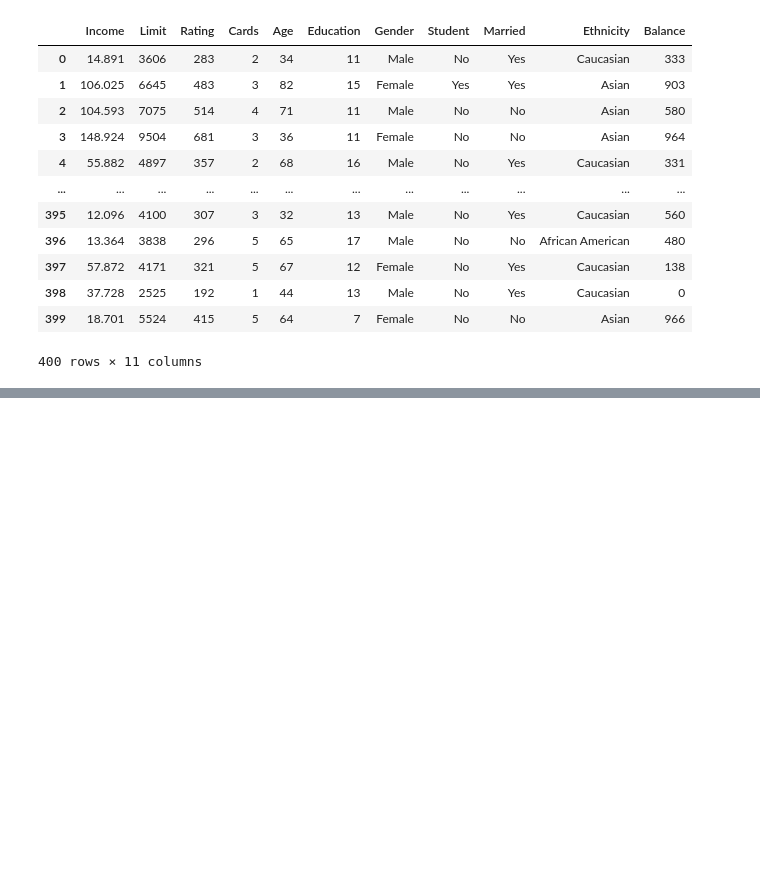
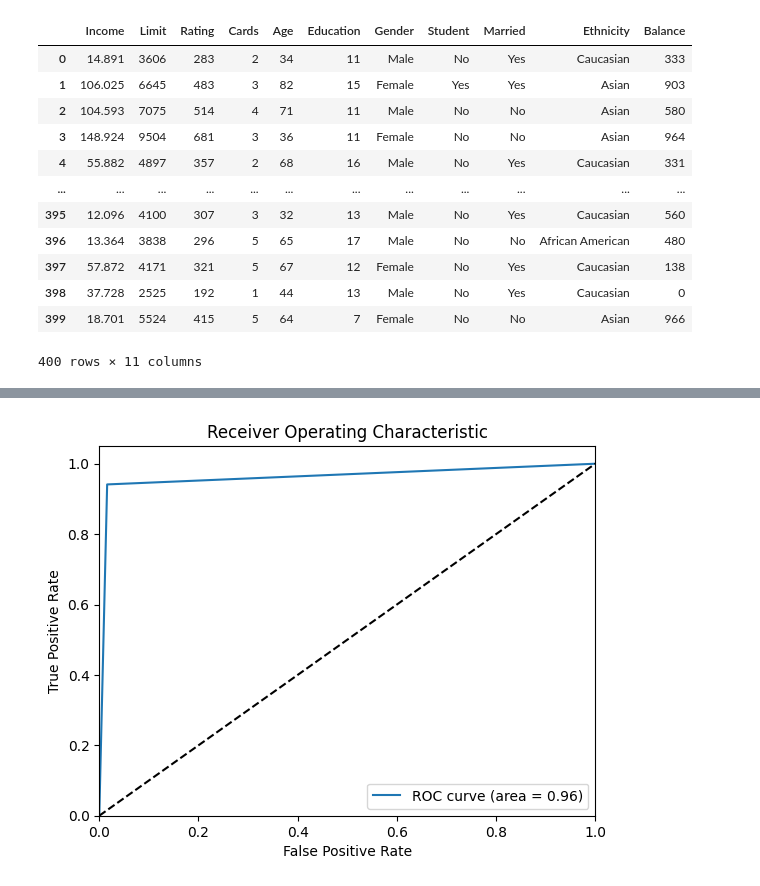
Before and after one commit to jassuwu/college8, a Jupyter notebook: 20XW87 - DATA MINING LAB/Practice3/Practice3.ipynb, the cells around one changed output, grey strips where cells are left out. Drawn from its saved outputs; the diff is of its cells as text; code cells hidden in the pictures; blank space fills up the shorter version.

```diff
--- a/20XW87 - DATA MINING LAB/Practice3/Practice3.ipynb
+++ b/20XW87 - DATA MINING LAB/Practice3/Practice3.ipynb
@@ -32,8 +41,5 @@ df.describe()
 # %%
-from sklearn.linear_model import LogisticRegression
-from sklearn.model_selection import train_test_split
-from sklearn.metrics import accuracy_score
-from sklearn.preprocessing import LabelEncoder, normalize
+
 
 df['Gender'] = LabelEncoder().fit_transform(df['Gender'])
 df['Student'] = LabelEncoder().fit_transform(df['Student'])
@@ -47,13 +53,18 @@ y = df['Income'].apply(lambda x: 1 if x > 50 else 0)
 # split the train and test dataset
 X_train, X_test, y_train, y_test = train_test_split(X, y, test_size=0.20, random_state=23)
 
+scaler = StandardScaler()
+X_train_scaled = scaler.fit_transform(X_train)
+X_test_scaled = scaler.transform(X_test)
+
+
 # LogisticRegression
-clf = LogisticRegression(random_state=0)
-clf.fit(X_train, y_train)
+clf = LogisticRegression(random_state=0, max_iter=500)
+clf.fit(X_train_scaled, y_train)
 
 # Prediction
-y_pred = clf.predict(X_test)
+y_pred = clf.predict(X_test_scaled)
 
 acc = accuracy_score(y_test, y_pred)
-print("Logistic Regression model accuracy (in %):", acc * 100)
+print("Logistic Regression model accuracy (in %) for Income > 50:", acc * 100)
 # %% [output]
@@ -67,0 +283,61 @@ Please also refer to the documentation for alternative solver options:
+# %%
+### a
+X = df.drop(['Income'], axis=1)
+y = df['Income'].apply(lambda x: 1 if x > 50 else 0)
+
+# Define the models
+models = [('Logistic Regression', LogisticRegression(random_state=0, max_iter=500)),
+          ('KNN', KNeighborsClassifier(n_neighbors=3)),
+          ('Decision Tree', DecisionTreeClassifier(max_depth=5)),
+          ('Random Forest', RandomForestClassifier(max_depth=5, random_state=0))]
+
+X_train, X_test, y_train, y_test = train_test_split(X, y, test_size=0.20, random_state=23)
+
+# Standardize the predictors
+scaler = StandardScaler()
+X_train_scaled = scaler.fit_transform(X_train)
+X_test_scaled = scaler.transform(X_test)
+
+
+for name, model in models:
+       print("The measures on 'a' with", name)
+       model.fit(X_train_scaled, y_train)
+
+       # ROC curve
+       fpr, tpr, _ = roc_curve(y_test, model.predict(X_test_scaled))
+       roc_auc = auc(fpr, tpr)
+
+       plt.figure()
+       plt.plot(fpr, tpr, label='ROC curve (area = %0.2f)' % roc_auc)
+       plt.plot([0, 1], [0, 1], 'k--')
+       plt.xlim([0.0, 1.0])
+       plt.ylim([0.0, 1.05])
+       plt.xlabel('False Positive Rate')
+       plt.ylabel('True Positive Rate')
+       plt.title('Receiver Operating Characteristic')
+       plt.legend(loc="lower right")
+       plt.show()
+
+       # Precision-Recall curve
+       precision, recall, _ = precision_recall_curve(y_test, model.predict_proba(X_test_scaled)[:, 1])
+
+       plt.figure()
+       plt.plot(recall, precision, label='Precision-Recall curve')
+       plt.xlabel('Recall')
+       plt.ylabel('Precision')
+       plt.title('Precision-Recall Curve')
+       plt.legend(loc="lower left")
+       plt.show()
+
+       # Feature importance plot
+       importances = permutation_importance(model, X_test_scaled, y_test, n_repeats=10)
+       indices = np.argsort(importances.importances_mean)[::-1]
+
+       plt.figure()
+       plt.title("Feature importances")
+       plt.bar(range(X.shape[1]), importances.importances_mean[indices],
+              color="r", yerr=importances.importances_std[indices], align="center")
+       plt.xticks(range(X.shape[1]), indices)
+       plt.xlim([-1, X.shape[1]])
+       plt.show()
+# %% [output]
@@ -67,0 +345 @@ Please also refer to the documentation for alternative solver options:
+[figure, added]
```
Also changed, not shown: parts of 12 cells of this notebook.
